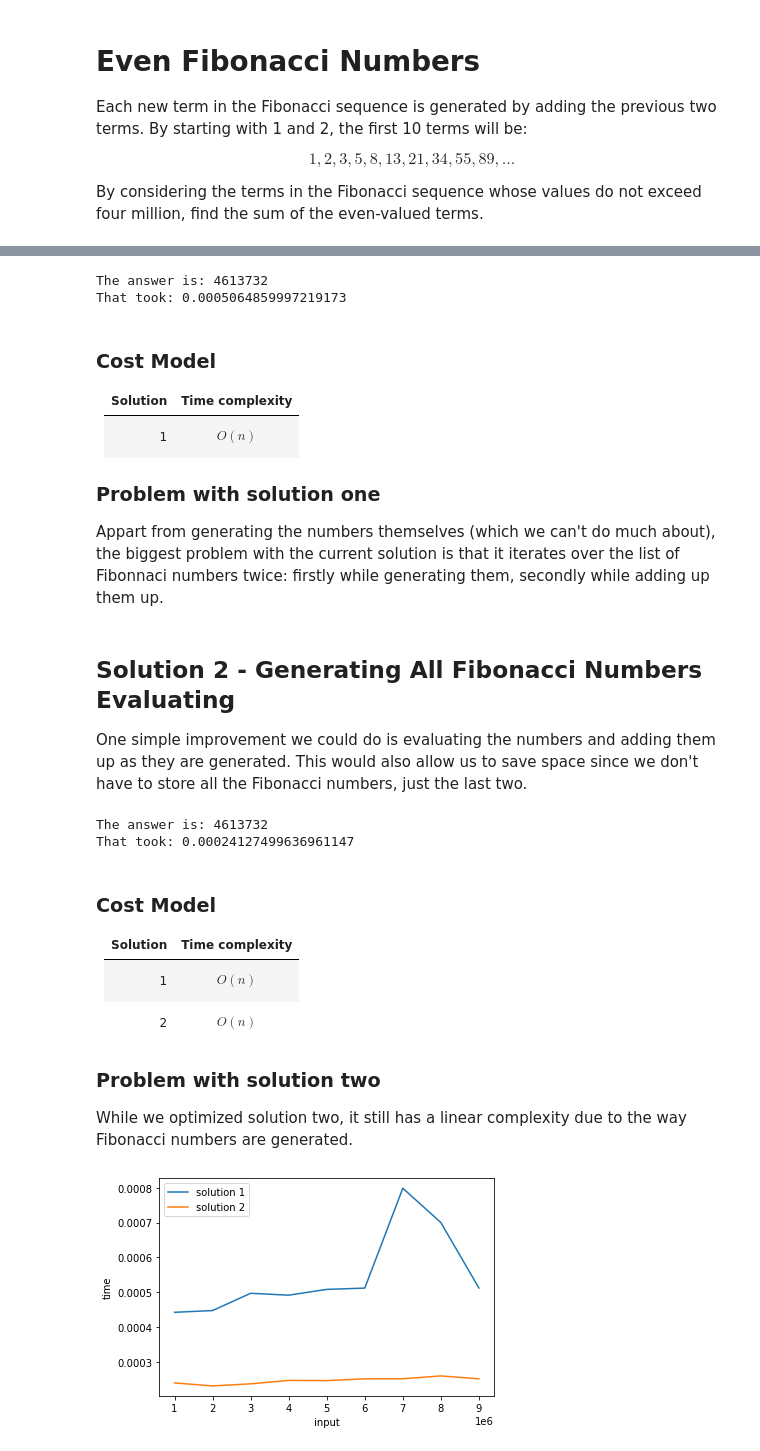
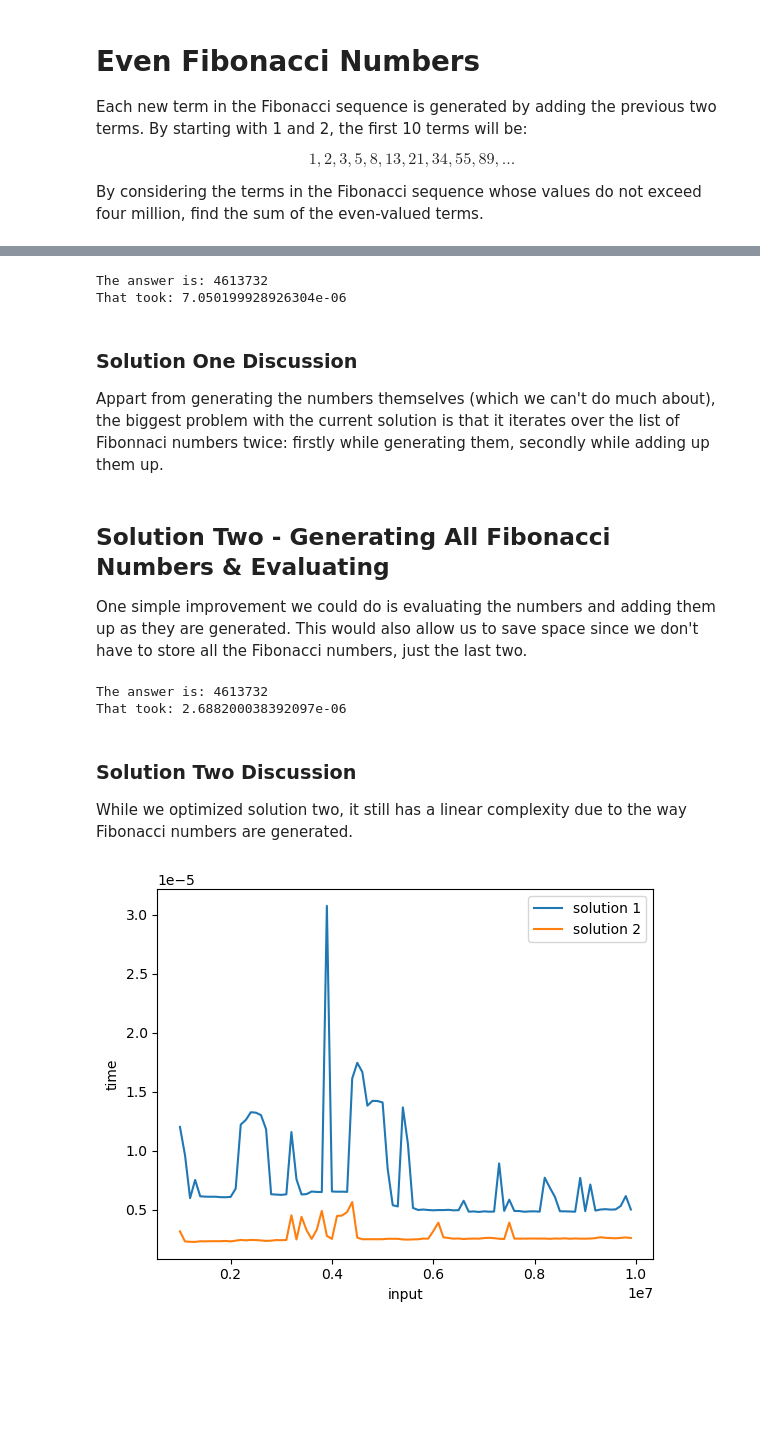
Before and after one commit to OtavioPiza/project-euler, a Jupyter notebook: Problem 2 - Even Fibonacci Numbers .ipynb, the cells around one changed output, grey strips where cells are left out. Drawn from its saved outputs; the diff is of its cells as text; code cells hidden in the pictures; blank space fills up the shorter version.

```diff
--- a/Problem 2 - Even Fibonacci Numbers .ipynb
+++ b/Problem 2 - Even Fibonacci Numbers .ipynb
@@ -15,7 +15,7 @@ from typing import List
 
 from utils.timing import timed
 
-@timed(100)
+@timed(10)
 def solution_one(upper_bound: int) -> int:
     """
     sums all the even numbers in a Fibonnaci sequence that are bellow the provided upper
@@ -40,24 +40,19 @@ answer, time_elapsed = solution_one(4000000)
 print(f'The answer is: {answer}\nThat took: {time_elapsed}')
 # %% [output]
 The answer is: 4613732
-That took: 0.0005064859997219173
+That took: 7.050199928926304e-06
 # %% [markdown]
-### Cost Model
-| Solution | Time complexity |
-| -------- | --------------- |
-| 1        | $$O(n)$$        |
-
-### Problem with solution one
+### Solution One Discussion
 Appart from generating the numbers themselves (which we can't do much about), the biggest problem with the current solution is that it iterates over the list of Fibonnaci numbers twice: firstly while generating them, secondly while adding up them up.
 # %% [markdown]
-## Solution 2 - Generating All Fibonacci Numbers Evaluating
+## Solution Two - Generating All Fibonacci Numbers & Evaluating
 One simple improvement we could do is evaluating the numbers and adding them up as they are generated. This would also allow us to save space since we don't have to store all the Fibonacci numbers, just the last two.
 # %%
 from typing import List
 
 from utils.timing import timed
 
-@timed(100)
+@timed(10)
 def solution_two(upper_bound: int) -> int:
     """
     sums all the even numbers in a Fibonnaci sequence that are bellow the provided upper
@@ -80,20 +75,14 @@ answer, time_elapsed = solution_two(4000000)
 print(f'The answer is: {answer}\nThat took: {time_elapsed}')
 # %% [output]
 The answer is: 4613732
-That took: 0.00024127499636961147
+That took: 2.688200038392097e-06
 # %% [markdown]
-### Cost Model
-| Solution | Time complexity |
-| -------- | --------------- |
-| 1        | $$O(n)$$        |
-| 2        | $$O(n)$$        |
-
-### Problem with solution two
+### Solution Two Discussion
 While we optimized solution two, it still has a linear complexity due to the way Fibonacci numbers are generated.
 # %%
 from utils.plotting import plot_range
 
-params = tuple((i, ) for i in range(1000000, 10000000, 1000000))
+params = tuple((i, ) for i in range(1000000, 10000000, 100000))
 plot_range(params, (solution_one, solution_two))
 # %% [output]
-[figure, old version]
+[figure, new version]
```
Also changed, not shown: parts of 1 cell of this notebook.
